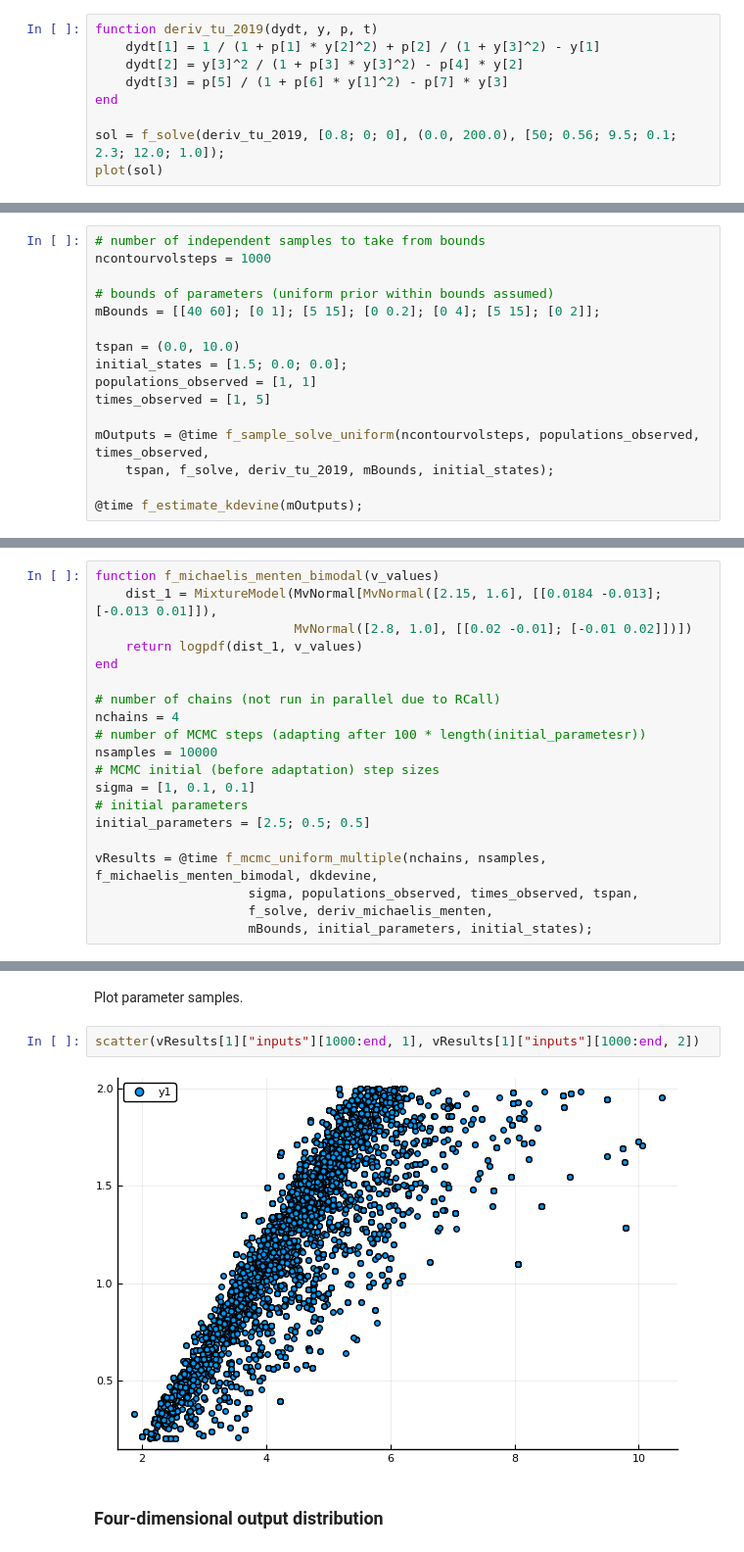
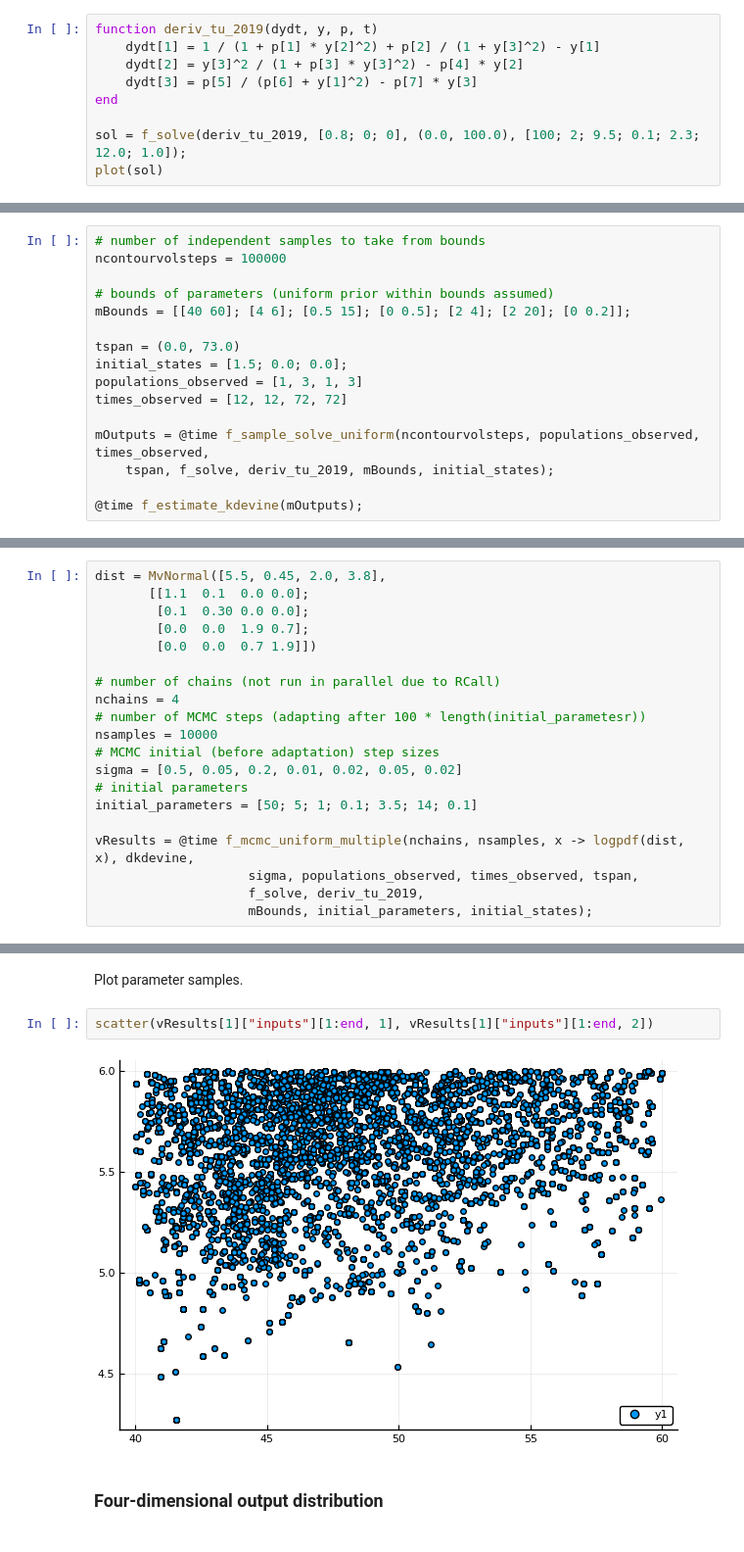
Before and after one commit to ben18785/inverse-sensitivity, a Jupyter notebook: src/s_tu_et_al_2019.ipynb, the cells around one changed output, grey strips where cells are left out. Shown at 98% size. Saved outputs shown, nothing was run; the diff lists cells and outputs as text.

Commit message:
First run of model for tu et al

```diff
--- a/src/s_tu_et_al_2019.ipynb
+++ b/src/s_tu_et_al_2019.ipynb
@@ -347,24 +354,24 @@ f_rhat (generic function with 1 method)
 function deriv_tu_2019(dydt, y, p, t)
     dydt[1] = 1 / (1 + p[1] * y[2]^2) + p[2] / (1 + y[3]^2) - y[1]
     dydt[2] = y[3]^2 / (1 + p[3] * y[3]^2) - p[4] * y[2]
-    dydt[3] = p[5] / (1 + p[6] * y[1]^2) - p[7] * y[3]
+    dydt[3] = p[5] / (p[6] + y[1]^2) - p[7] * y[3]
 end
 
-sol = f_solve(deriv_tu_2019, [0.8; 0; 0], (0.0, 200.0), [50; 0.56; 9.5; 0.1; 2.3; 12.0; 1.0]);
+sol = f_solve(deriv_tu_2019, [0.8; 0; 0], (0.0, 100.0), [100; 2; 9.5; 0.1; 2.3; 12.0; 1.0]);
 plot(sol)
 # %% [markdown]
 ### First estimate volume of contours.
 # %%
 # number of independent samples to take from bounds
-ncontourvolsteps = 1000
+ncontourvolsteps = 100000
 
 # bounds of parameters (uniform prior within bounds assumed)
-mBounds = [[40 60]; [0 1]; [5 15]; [0 0.2]; [0 4]; [5 15]; [0 2]];
+mBounds = [[40 60]; [4 6]; [0.5 15]; [0 0.5]; [2 4]; [2 20]; [0 0.2]];
 
-tspan = (0.0, 10.0)
+tspan = (0.0, 73.0)
 initial_states = [1.5; 0.0; 0.0];
-populations_observed = [1, 1]
-times_observed = [1, 5]
+populations_observed = [1, 3, 1, 3]
+times_observed = [12, 12, 72, 72]
 
 mOutputs = @time f_sample_solve_uniform(ncontourvolsteps, populations_observed, times_observed,
     tspan, f_solve, deriv_tu_2019, mBounds, initial_states);
@@ -376,23 +387,23 @@ mOutputs = @time f_sample_solve_uniform(ncontourvolsteps, populations_observed,
 # %% [markdown]
 Perform MCMC.
 # %%
-function f_michaelis_menten_bimodal(v_values)
-    dist_1 = MixtureModel(MvNormal[MvNormal([2.15, 1.6], [[0.0184 -0.013]; [-0.013 0.01]]),
-                          MvNormal([2.8, 1.0], [[0.02 -0.01]; [-0.01 0.02]])])
-    return logpdf(dist_1, v_values)
-end
+dist = MvNormal([5.5, 0.45, 2.0, 3.8],
+       [[1.1  0.1  0.0 0.0];
+        [0.1  0.30 0.0 0.0];
+        [0.0  0.0  1.9 0.7];
+        [0.0  0.0  0.7 1.9]])
 
 # number of chains (not run in parallel due to RCall)
 nchains = 4
 # number of MCMC steps (adapting after 100 * length(initial_parametesr))
 nsamples = 10000
 # MCMC initial (before adaptation) step sizes
-sigma = [1, 0.1, 0.1]
+sigma = [0.5, 0.05, 0.2, 0.01, 0.02, 0.05, 0.02]
 # initial parameters
-initial_parameters = [2.5; 0.5; 0.5]
+initial_parameters = [50; 5; 1; 0.1; 3.5; 14; 0.1]
 
-vResults = @time f_mcmc_uniform_multiple(nchains, nsamples, f_michaelis_menten_bimodal, dkdevine,
+vResults = @time f_mcmc_uniform_multiple(nchains, nsamples, x -> logpdf(dist, x), dkdevine,
                     sigma, populations_observed, times_observed, tspan,
-                    f_solve, deriv_michaelis_menten,
+                    f_solve, deriv_tu_2019,
                     mBounds, initial_parameters, initial_states);
 # %% [output]
@@ -424,9 +441,9 @@ ylabel!("[S(t=1)]")
 # %% [markdown]
 Plot parameter samples.
 # %%
-scatter(vResults[1]["inputs"][1000:end, 1], vResults[1]["inputs"][1000:end, 2])
+scatter(vResults[1]["inputs"][1:end, 1], vResults[1]["inputs"][1:end, 2])
 # %% [output]
-[figure, old version]
+[figure, new version]
 # %% [markdown]
 ### Four-dimensional output distribution
 # %% [markdown]
```
Also changed, not shown: parts of 7 cells of this notebook, 4 other files.
